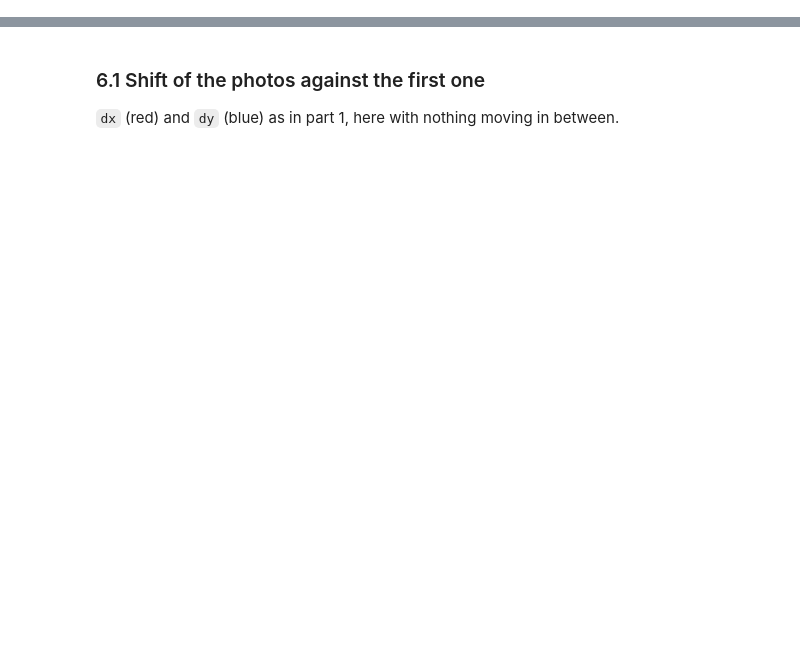
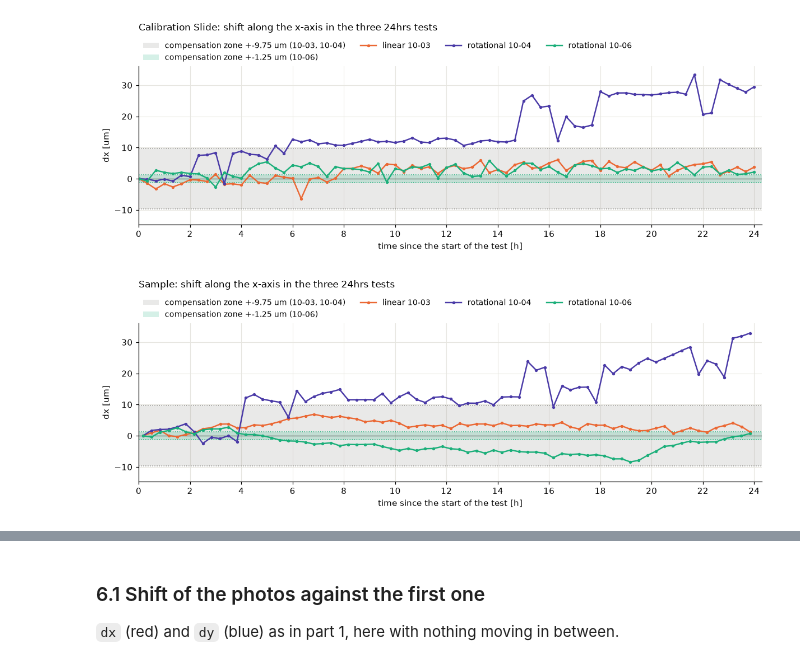
Before and after one commit to haikew/uc2-esp32, a Jupyter notebook: tools/PYTHON/encoder_test/encoder_test.ipynb, the cells around one changed output, grey strips where cells are left out. Cells and saved outputs as stored; diff of their text form; code cells hidden in the pictures; blank space fills up the shorter version.

```diff
--- a/tools/PYTHON/encoder_test/encoder_test.ipynb
+++ b/tools/PYTHON/encoder_test/encoder_test.ipynb
@@ -534,0 +201,34 @@ print(f"{DRIFT_RUN}: {len(drift['dx'])} photos in {drift['hours'][-1]:.1f} h, "
+# %%
+shift = {name: pd.read_csv(DATA_DIR / run["shift_csv"], usecols=["hours", "place", "dx_um"])
+         for name, run in RUNS.items()}
+
+# compensation zones: 10-03 and 10-04 have the same one, so they share the grey band
+zones = [
+    (RUNS["linear 10-03"]["zone_um"], COLOR["zone"], "10-03, 10-04"),
+    (RUNS["rotational 10-06"]["zone_um"], RUNS["rotational 10-06"]["color"], "10-06"),
+]
+# the same y axis in both plots: from below the wide zone to just above the largest dx of all runs
+y_min = -1.5 * RUNS["linear 10-03"]["zone_um"]
+y_max = 1.08 * max(s["dx_um"].abs().max() for s in shift.values())
+
+for place in PLACES:
+    fig, ax = plt.subplots()
+    ax.axhline(0, color=COLOR["ink"], lw=0.8)
+    for um, color, dates in zones:
+        ax.axhspan(-um, um, color=color, alpha=0.18, lw=0, label=f"compensation zone +-{um:.2f} um ({dates})")
+        ax.axhline(-um, color=color, ls=":", lw=1)
+        ax.axhline(+um, color=color, ls=":", lw=1)
+    for name, run in RUNS.items():
+        photos = shift[name][shift[name]["place"] == place]
+        ax.plot(photos["hours"], photos["dx_um"], ".-", color=run["color"], label=name)
+
+    ax.set_title(f"{place.title()}: shift along the x-axis in the three 24hrs tests", pad=42)   # pad = room for the legend
+    ax.set(ylabel="dx [um]", xlabel="time since the start of the test [h]", xlim=(0, 24.3), ylim=(y_min, y_max))
+    ax.set_xticks(range(0, 25, 2))
+    ax.legend(loc="lower left", bbox_to_anchor=(0, 1), borderaxespad=0.2, ncol=4, fontsize=9)
+    fig.tight_layout()
+    fig.savefig(PLOT_DIR / f"2_dx_{place}.png".replace(" ", "_"))
+    plt.show()
+# %% [output]
+[figure, added]
+[figure, added]
```
Also changed, not shown: parts of 75 cells of this notebook, 12 other files.
